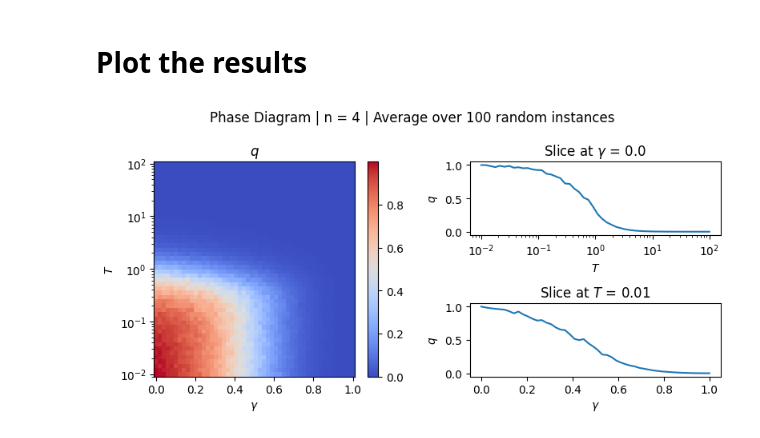
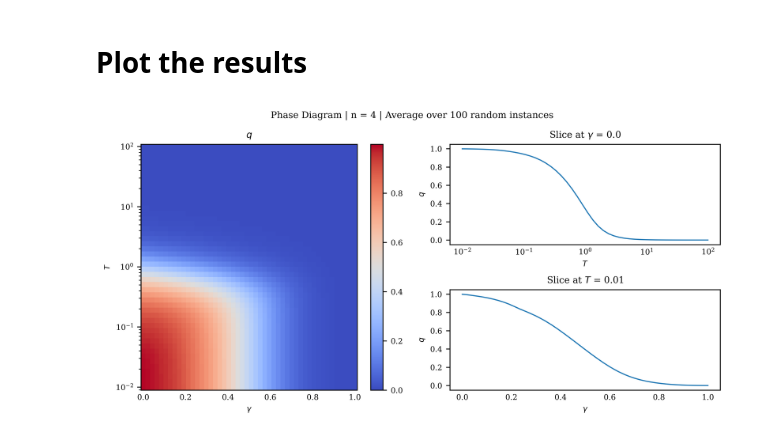
Before and after one commit to petr-ivashkov/quantum-mcmc, a Jupyter notebook: phase_transition/phase_diagram_quantum_SK_n4.ipynb, the cells around one changed output. Cells and saved outputs as stored; diff of their text form; code cells hidden in the pictures.

Commit message:
upd phase diagram

```diff
--- a/phase_transition/phase_diagram_quantum_SK_n4.ipynb
+++ b/phase_transition/phase_diagram_quantum_SK_n4.ipynb
@@ -20,20 +14,0 @@ def magnetization(H, T):
-# %%
-def qea(H, T):
-    '''Edward-Anderson parameter'''
-    d = len(H)
-    n = int(np.log2(d))
-    E, vecs = la.eigh(H)
-    if T == 0:
-        boltzmann_factors = np.array(E == min(E), dtype=int) / sum(np.array(E == min(E), dtype=int))
-    else:
-        boltzmann_factors = scipy.special.softmax(-E / T)
-
-    qea = 0
-    for i in range(n):
-        sigma_i = Z(i, n)
-        s = 0
-        for vec_index, vec in enumerate(vecs.T):
-            s += vec @ sigma_i @ vec.T * boltzmann_factors[vec_index]
-        qea += s**2
-
-    return qea / n
@@ -40,21 +17,17 @@ def qea(H, T):
 # %%
-n = 4
-num_random_models = 100
-
 gamma_lims = (0,1)
-gamma_steps = 50
+gamma_steps = 48
 T_lims = (1e-2,1e2)
-T_steps = 50
+T_steps = 48
 
 gamma_range = np.linspace(gamma_lims[0], gamma_lims[1], gamma_steps)
 T_range = np.geomspace(T_lims[0], T_lims[1], T_steps)
 # %%
 def f_mag(T):
-    mag = np.zeros((gamma_steps, num_random_models))
+    mag = np.zeros((gamma_steps, _num_random_models))
     for gamma_id, gamma in enumerate(gamma_range):
-        np.random.seed(0) # set the seed for reproducibility
-        for i in range(num_random_models):
-            m = RandomIsingModel(n, local_fields=True)
+        for i, instance in enumerate(instances[f'{n}']):
+            m = IsingModel.from_coefficients(n, instance)
             H_ising = np.diag(m.E_rescaled)
             H_mixer = H_mixer_list[m.n-1]
             H = (1-gamma)*H_ising + gamma*H_mixer
@@ -62,11 +35,10 @@ def f_mag(T):
     return mag
 
 def f_qea(T):
-    q = np.zeros((gamma_steps, num_random_models))
+    q = np.zeros((gamma_steps, _num_random_models))
     for gamma_id, gamma in enumerate(gamma_range):
-        np.random.seed(0) # set the seed for reproducibility
-        for i in range(num_random_models):
-            m = RandomIsingModel(n, local_fields=True)
+        for i, instance in enumerate(instances[f'{n}']):
+            m = IsingModel.from_coefficients(n, instance)
             H_ising = np.diag(m.E_rescaled)
             H_mixer = H_mixer_list[m.n-1]
             H = (1-gamma)*H_ising + gamma*H_mixer
@@ -95,31 +67,31 @@ save_in_json(grid_search, f'data/phase_diagram_n{n}.json')
 # %%
 fig, axs = plt.subplot_mosaic([['left', 'upper right'],
                                ['left', 'lower right']],
                               figsize=(8, 4),
                               width_ratios=[2,2])
-fig.suptitle(f'Phase Diagram | n = {n} | Average over {num_random_models} random instances')
+fig.suptitle(f'Phase Diagram | n = {n} | Average over {_num_random_models} random instances')
 
 pc = axs['left'].pcolor(gamma_range,
                         T_range,
                         q_avg,
                         cmap='coolwarm')
 fig.colorbar(pc, ax=axs['left'])
 axs['left'].set_xlabel('$\gamma$')
 axs['left'].set_ylabel('$T$')
 axs['left'].set_yscale('log')
 axs['left'].set_title('$q$')
 
 axs['upper right'].plot(T_range, q_avg[:,0])
 axs['upper right'].set_xlabel('$T$')
 axs['upper right'].set_xscale('log')
 axs['upper right'].set_ylabel('$q$')
 axs['upper right'].set_title(f'Slice at $\gamma$ = {gamma_range[0]}')
 
 axs['lower right'].plot(gamma_range, q_avg[1,:])
 axs['lower right'].set_xlabel('$\gamma$')
 axs['lower right'].set_ylabel('$q$')
 axs['lower right'].set_title(f'Slice at $T$ = {T_range[1].round(2)}')
 
 fig.tight_layout()
 # %% [output]
-[figure, old version]
+[figure, new version]
```
Also changed, not shown: parts of 5 cells of this notebook, 7 other files.
